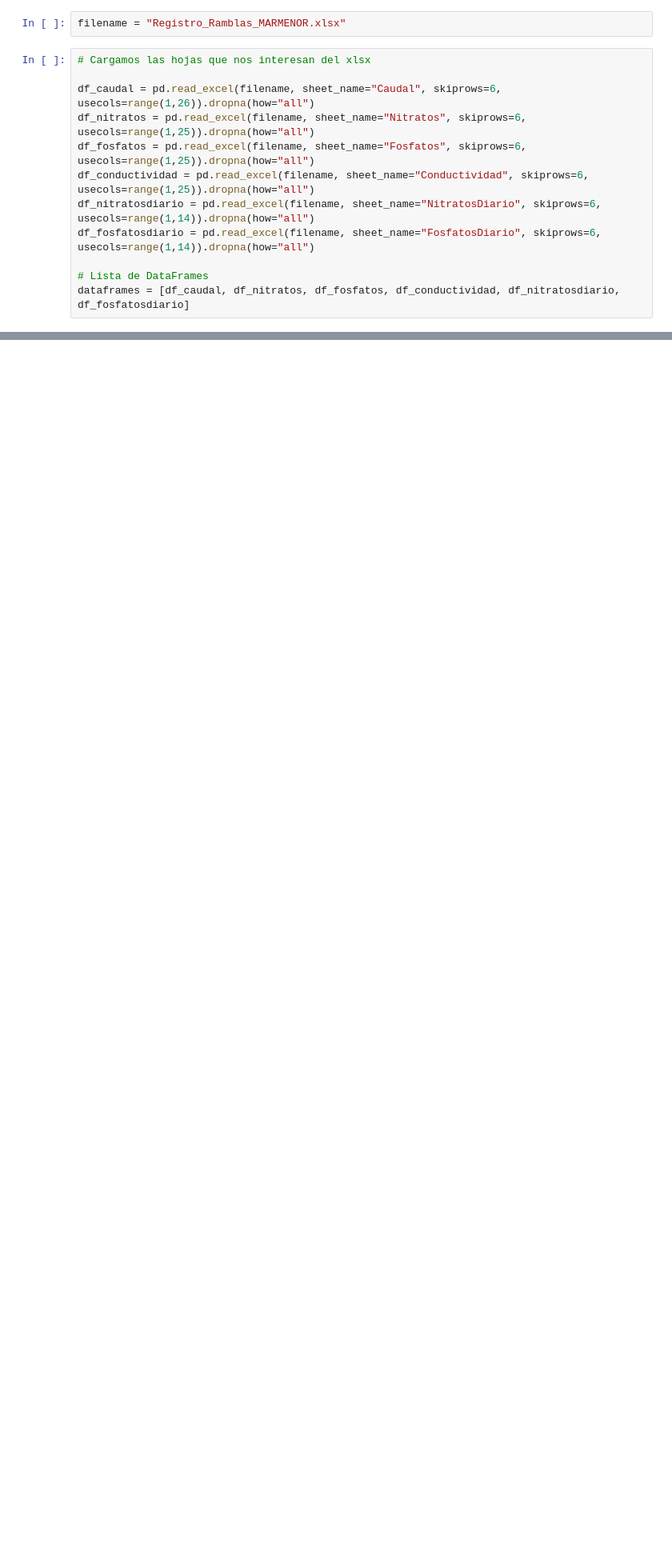
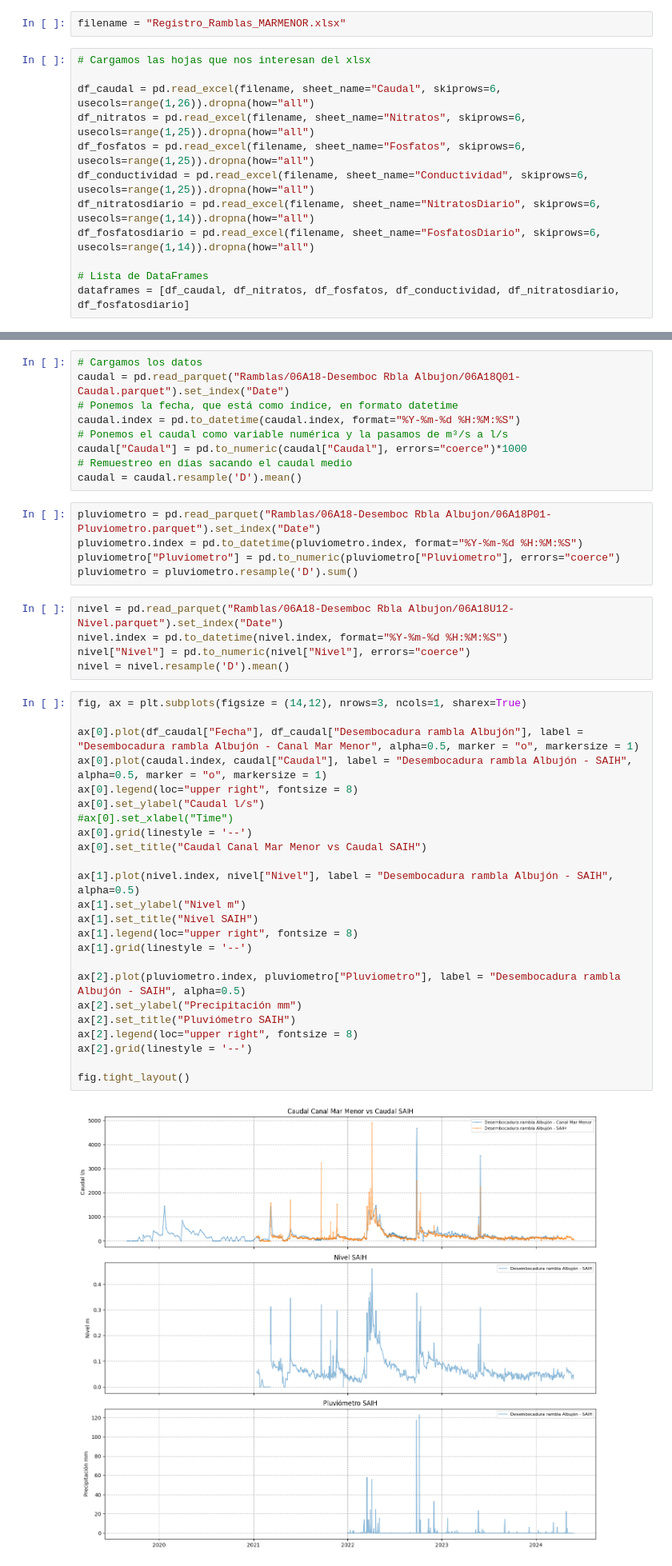
Before and after one commit to Antonio-MI/mar-menor-chl, a Jupyter notebook: Datos.ipynb, the cells around one changed output, grey strips where cells are left out. Shown at 80% size. Saved outputs shown, nothing was run; the diff lists cells and outputs as text; blank space fills up the shorter version.

```diff
--- a/Datos.ipynb
+++ b/Datos.ipynb
@@ -97,0 +105,45 @@ ax[3].grid(linestyle = '--')
+# %%
+# Cargamos los datos
+caudal = pd.read_parquet("Ramblas/06A18-Desemboc Rbla Albujon/06A18Q01-Caudal.parquet").set_index("Date")
+# Ponemos la fecha, que está como índice, en formato datetime
+caudal.index = pd.to_datetime(caudal.index, format="%Y-%m-%d %H:%M:%S")
+# Ponemos el caudal como variable numérica y la pasamos de m³/s a l/s
+caudal["Caudal"] = pd.to_numeric(caudal["Caudal"], errors="coerce")*1000
+# Remuestreo en días sacando el caudal medio
+caudal = caudal.resample('D').mean()
+# %%
+pluviometro = pd.read_parquet("Ramblas/06A18-Desemboc Rbla Albujon/06A18P01-Pluviometro.parquet").set_index("Date")
+pluviometro.index = pd.to_datetime(pluviometro.index, format="%Y-%m-%d %H:%M:%S")
+pluviometro["Pluviometro"] = pd.to_numeric(pluviometro["Pluviometro"], errors="coerce")
+pluviometro = pluviometro.resample('D').sum()
+# %%
+nivel = pd.read_parquet("Ramblas/06A18-Desemboc Rbla Albujon/06A18U12-Nivel.parquet").set_index("Date")
+nivel.index = pd.to_datetime(nivel.index, format="%Y-%m-%d %H:%M:%S")
+nivel["Nivel"] = pd.to_numeric(nivel["Nivel"], errors="coerce")
+nivel = nivel.resample('D').mean()
+# %%
+fig, ax = plt.subplots(figsize = (14,12), nrows=3, ncols=1, sharex=True)
+
+ax[0].plot(df_caudal["Fecha"], df_caudal["Desembocadura rambla Albujón"], label = "Desembocadura rambla Albujón - Canal Mar Menor", alpha=0.5, marker = "o", markersize = 1)
+ax[0].plot(caudal.index, caudal["Caudal"], label = "Desembocadura rambla Albujón - SAIH", alpha=0.5, marker = "o", markersize = 1)
+ax[0].legend(loc="upper right", fontsize = 8)
+ax[0].set_ylabel("Caudal l/s")
+#ax[0].set_xlabel("Time")
+ax[0].grid(linestyle = '--')
+ax[0].set_title("Caudal Canal Mar Menor vs Caudal SAIH")
+
+ax[1].plot(nivel.index, nivel["Nivel"], label = "Desembocadura rambla Albujón - SAIH", alpha=0.5)
+ax[1].set_ylabel("Nivel m")
+ax[1].set_title("Nivel SAIH")
+ax[1].legend(loc="upper right", fontsize = 8)
+ax[1].grid(linestyle = '--')
+
+ax[2].plot(pluviometro.index, pluviometro["Pluviometro"], label = "Desembocadura rambla Albujón - SAIH", alpha=0.5)
+ax[2].set_ylabel("Precipitación mm")
+ax[2].set_title("Pluviómetro SAIH")
+ax[2].legend(loc="upper right", fontsize = 8)
+ax[2].grid(linestyle = '--')
+
+fig.tight_layout()
+# %% [output]
+[figure, added]
```
Also changed, not shown: parts of 27 cells of this notebook, 2 other files.
